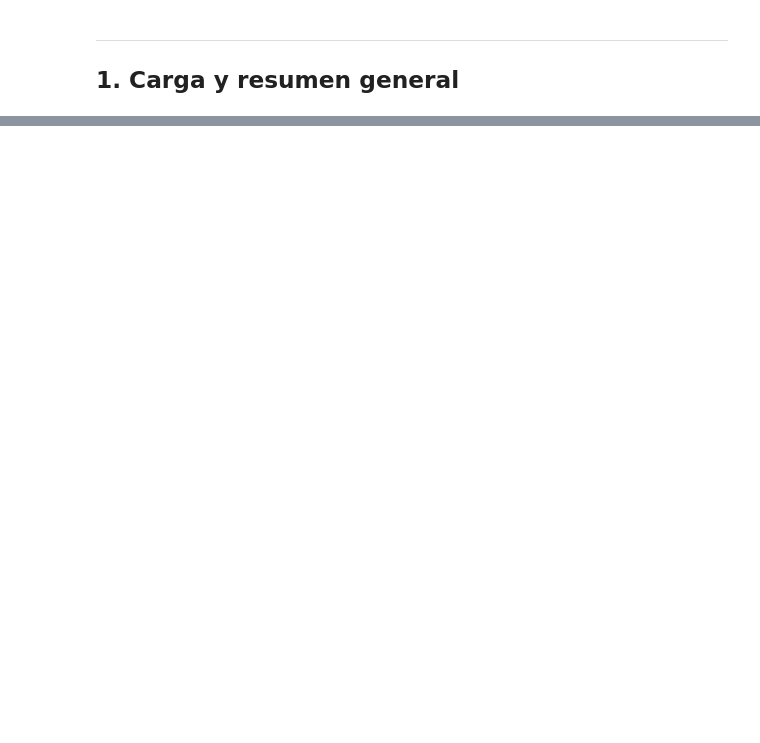
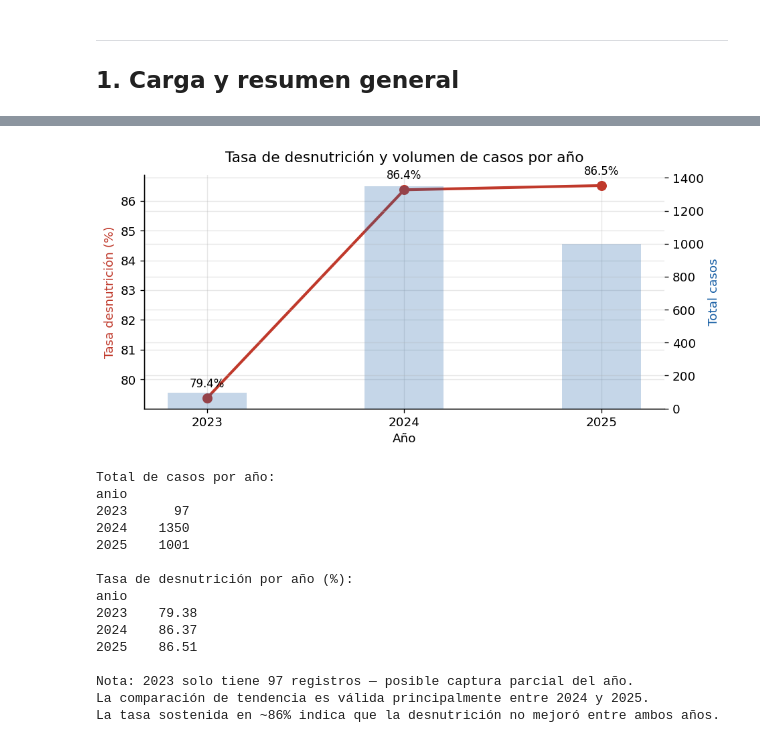
Before and after one commit to ynavier/Desnutricion-PG, a Jupyter notebook: notebooks/04_analisis_exploratorio.ipynb, the cells around one changed output, grey strips where cells are left out. Cells and saved outputs as stored; diff of their text form; code cells hidden in the pictures; blank space fills up the shorter version.

```diff
--- a/notebooks/04_analisis_exploratorio.ipynb
+++ b/notebooks/04_analisis_exploratorio.ipynb
@@ -692,0 +360,43 @@ plt.show()
+# %%
+tasa_anio  = df.groupby('anio')['desnutrido'].mean() * 100
+total_anio = df.groupby('anio').size()
+
+fig, ax1 = plt.subplots(figsize=(8, 4))
+ax2 = ax1.twinx()
+ax1.plot(tasa_anio.index, tasa_anio.values, 'o-', color='#c0392b', linewidth=2.5, markersize=8)
+for x_val, y_val in zip(tasa_anio.index, tasa_anio.values):
+    ax1.annotate(f'{y_val:.1f}%', (x_val, y_val),
+                 textcoords='offset points', xytext=(0, 10), ha='center', fontsize=10)
+ax2.bar(total_anio.index, total_anio.values, color='#185fa5', alpha=0.25, width=0.4)
+ax1.set_title('Tasa de desnutrición y volumen de casos por año', fontsize=13, pad=12)
+ax1.set_xlabel('Año')
+ax1.set_ylabel('Tasa desnutrición (%)', color='#c0392b')
+ax2.set_ylabel('Total casos', color='#185fa5')
+ax1.set_xticks(anios)
+plt.tight_layout()
+plt.show()
+print('Total de casos por año:')
+print(total_anio.to_string())
+print('\nTasa de desnutrición por año (%):')
+print(tasa_anio.round(2).to_string())
+print()
+print('Nota: 2023 solo tiene 97 registros — posible captura parcial del año.')
+print('La comparación de tendencia es válida principalmente entre 2024 y 2025.')
+print('La tasa sostenida en ~86% indica que la desnutrición no mejoró entre ambos años.')
+# %% [output]
+[figure, added]
+Total de casos por año:
+anio
+2023      97
+2024    1350
+2025    1001
+
+Tasa de desnutrición por año (%):
+anio
+2023    79.38
+2024    86.37
+2025    86.51
+
+Nota: 2023 solo tiene 97 registros — posible captura parcial del año.
+La comparación de tendencia es válida principalmente entre 2024 y 2025.
+La tasa sostenida en ~86% indica que la desnutrición no mejoró entre ambos años.
```
Also changed, not shown: parts of 66 cells of this notebook, 2 other files.
